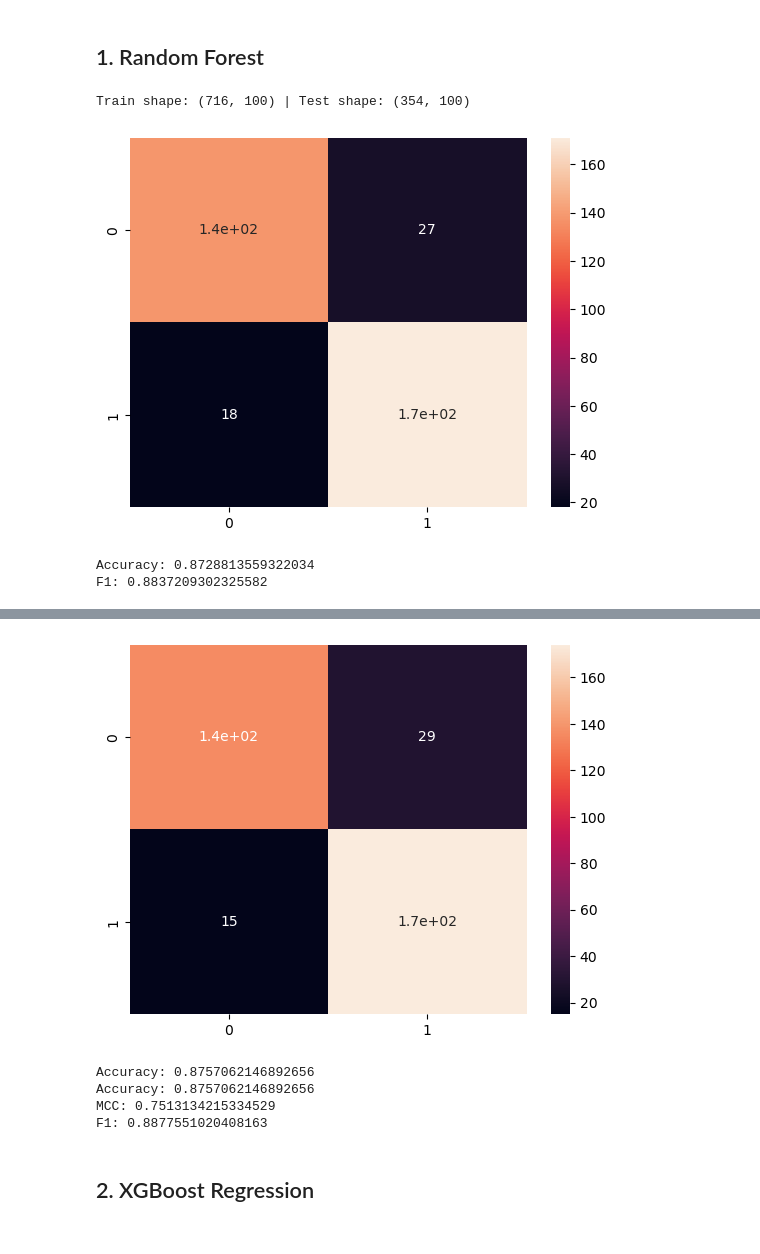
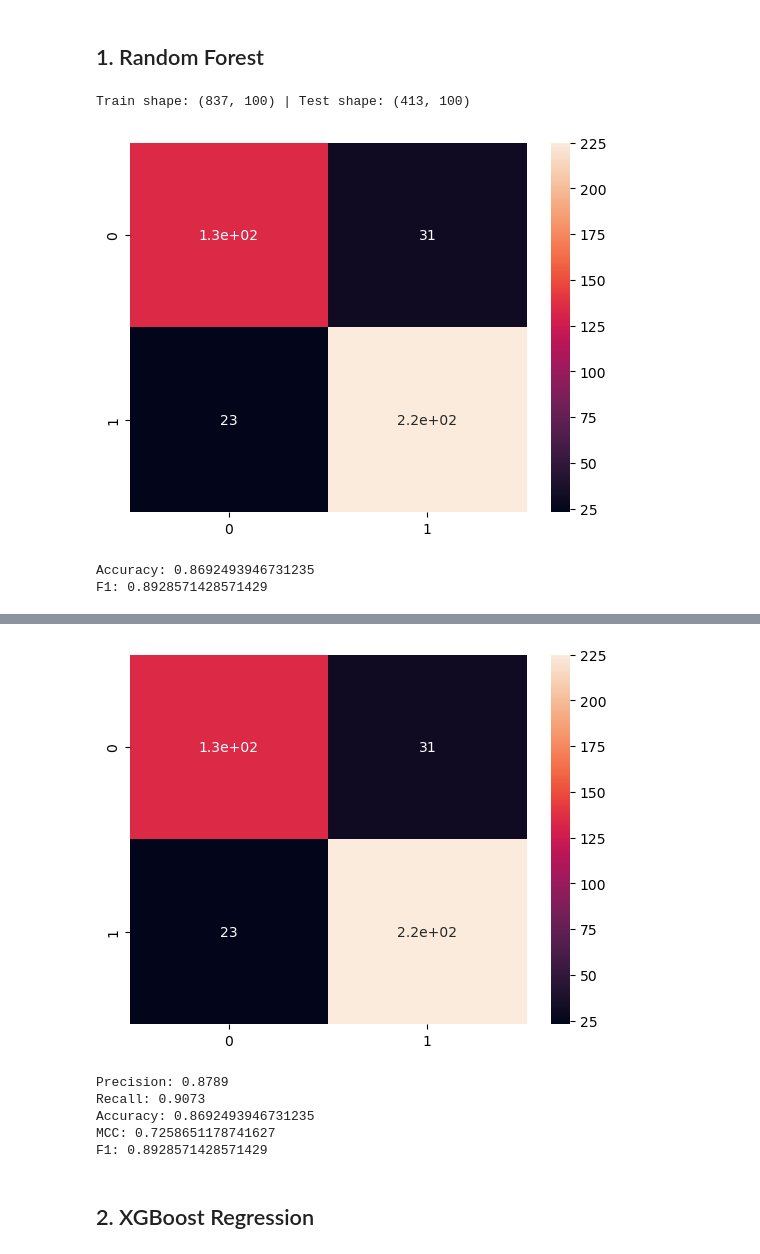
Before and after one commit to kebelouah/decisions_thesis, a Jupyter notebook: areiospagos_models.ipynb, the cells around one changed output, grey strips where cells are left out. Saved outputs shown, nothing was run; the diff lists cells and outputs as text; code cells hidden in the pictures.

Commit message:
Printed recall, precison and each fold f1-score

```diff
--- a/areiospagos_models.ipynb
+++ b/areiospagos_models.ipynb
@@ -243,7 +244,7 @@ df_0 = df_tfidf[df_tfidf['Label'] == 0]
 df_1 = df_tfidf[df_tfidf['Label'] == 1]
 
 df_0_sample = df_0.sample(500)
-df_1_sample = df_1.sample(570)
+df_1_sample = df_1.sample(750)
 
 df_resampled = pd.concat([df_0_sample, df_1_sample])
 df_resampled['Label'].value_counts()
@@ -298,10 +311,10 @@ from sklearn.metrics import matthews_corrcoef, f1_score
 f1 = f1_score(y_test, y_pred)
 print(f'F1: {f1}')
 # %% [output]
-Train shape: (716, 100) | Test shape: (354, 100)
+Train shape: (837, 100) | Test shape: (413, 100)
-[figure, old version]
+[figure, new version]
-Accuracy: 0.8728813559322034
-F1: 0.8837209302325582
+Accuracy: 0.8692493946731235
+F1: 0.8928571428571429
 # %%
 import pandas as pd
 import numpy as np
@@ -348,6 +361,38 @@ grid_search = RandomizedSearchCV(estimator=rf, param_distributions=param_dist, n
 # Fit GridSearchCV
 grid_search.fit(X_train, y_train)
 
+# Access the cross-validation results
+cv_results = grid_search.cv_results_
+
+# Number of folds used in cross-validation
+num_folds = search.cv
+
+# Initialize a list to store the cumulative scores for each fold
+fold_scores = [0] * num_folds
+
+# Sum the test scores for each fold across all parameter sets
+for i in range(len(cv_results['params'])):
+    for j in range(num_folds):
+        fold_scores[j] += cv_results[f'split{j}_test_score'][i]
+
+# Calculate the average score for each fold by dividing by the number of parameter sets
+num_params = len(cv_results['params'])
+avg_fold_scores = [score / num_params for score in fold_scores]
+
+# Print the average score for each fold
+for fold, score in enumerate(avg_fold_scores):
+    print(f"Average score for Fold {fold + 1}: {score:.4f}")
+
+
+# Extract the mean test scores and standard deviation of test scores
+mean_test_scores = cv_results['mean_test_score']
+std_test_scores = cv_results['std_test_score']
+
+# Print the best score with its standard deviation
+best_index = grid_search.best_index_
+print(f"Best cross-validation score: {mean_test_scores[best_index]:.4f}")
+print(f"Standard deviation of the best score: {std_test_scores[best_index]:.4f}")
+
 # Best hyperparameters
 print("Best hyperparameters found: ", grid_search.best_params_)
 
@@ -362,6 +407,14 @@ cm = confusion_matrix(y_test, y_pred)
 sns.heatmap(cm, annot=True)
 plt.show()
 
+# Calculate Precision
+precision = precision_score(y_test, y_pred)
+print(f'Precision: {precision:.4f}')
+
+# Calculate Recall
+recall = recall_score(y_test, y_pred)
+print(f'Recall: {recall:.4f}')
+
 
 # Calculate F1 score (MCC-like)
 f1 = f1_score(y_test, y_pred)
@@ -391,8 +444,9 @@ Best hyperparameters found:  {'n_estimators': 102, 'min_samples_split': 10, 'min
-[figure, old version]
+[figure, new version]
-Accuracy: 0.8757062146892656
-Accuracy: 0.8757062146892656
-MCC: 0.7513134215334529
-F1: 0.8877551020408163
+Precision: 0.8789
+Recall: 0.9073
+Accuracy: 0.8692493946731235
+MCC: 0.7258651178741627
+F1: 0.8928571428571429
 # %% [markdown]
 ## 2. XGBoost Regression
 # %%
```
Also changed, not shown: parts of 12 cells of this notebook, 13 other files.
